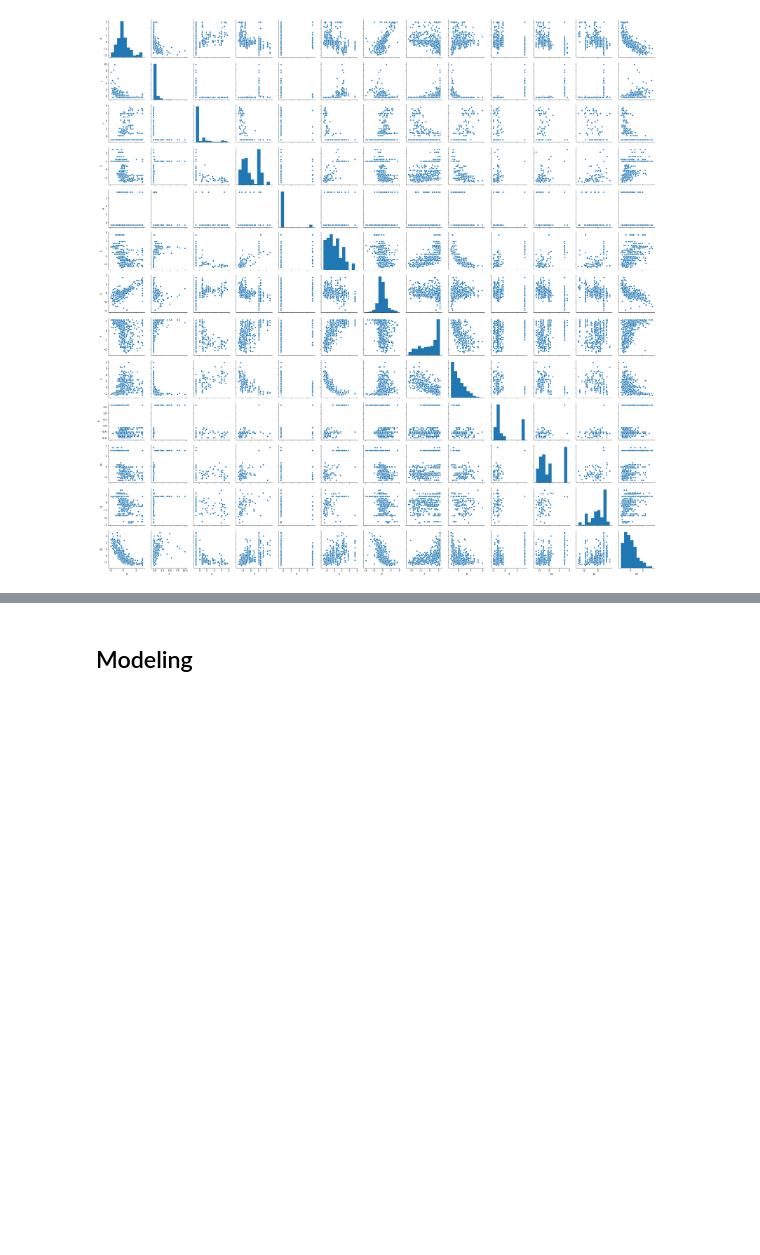
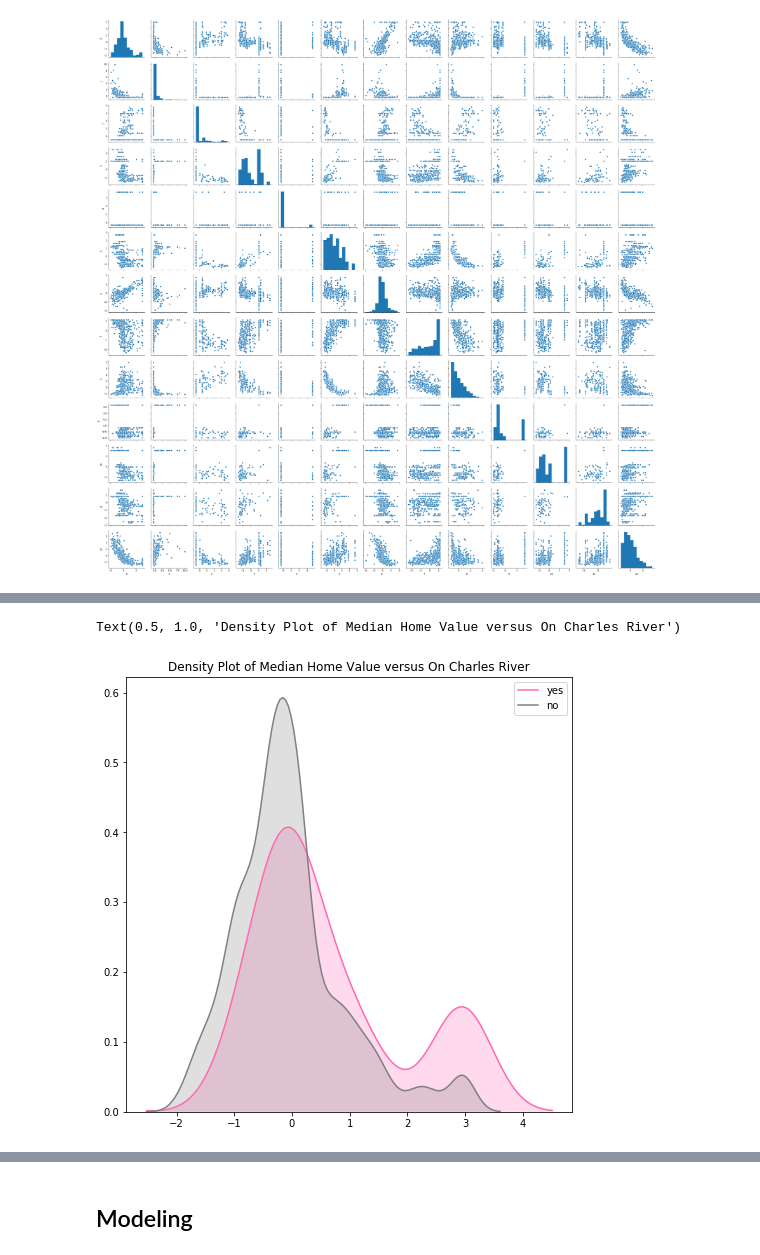
Before and after one commit to brandibeals/NW422-Week3-Housing, a Jupyter notebook: Beals Assignment 3.ipynb, the cells around one changed output, grey strips where cells are left out. Drawn from its saved outputs; the diff is of its cells as text; code cells hidden in the pictures; blank space fills up the shorter version.

```diff
--- a/Beals Assignment 3.ipynb
+++ b/Beals Assignment 3.ipynb
@@ -201,0 +211,12 @@ AttributeError: 'Series' object has no attribute 'log'
+# %%
+### 0 v 4: median value v on charles rivers
+plt.figure(figsize=(8,8))
+sns.kdeplot(boston_norm[boston_norm[4] >= 1][0], shade=True, color="hotpink")
+sns.kdeplot(boston_norm[boston_norm[4] <= 1][0], shade=True, color="grey")
+plt.legend(['yes','no'])
+plt.title("Density Plot of Median Home Value versus On Charles River")
+
+# being on the Charles River does appear to impact home value
+# %% [output]
+Text(0.5, 1.0, 'Density Plot of Median Home Value versus On Charles River')
+[figure, added]
```
Also changed, not shown: parts of 10 cells of this notebook.
